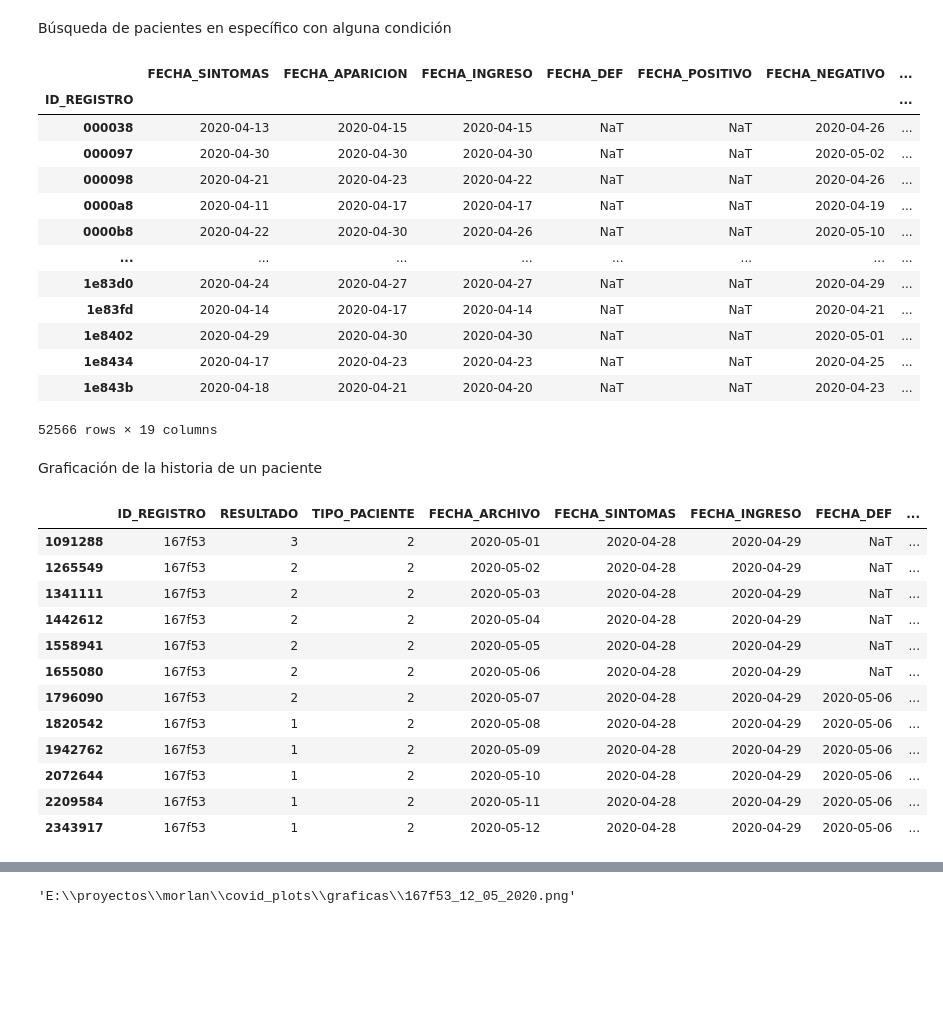
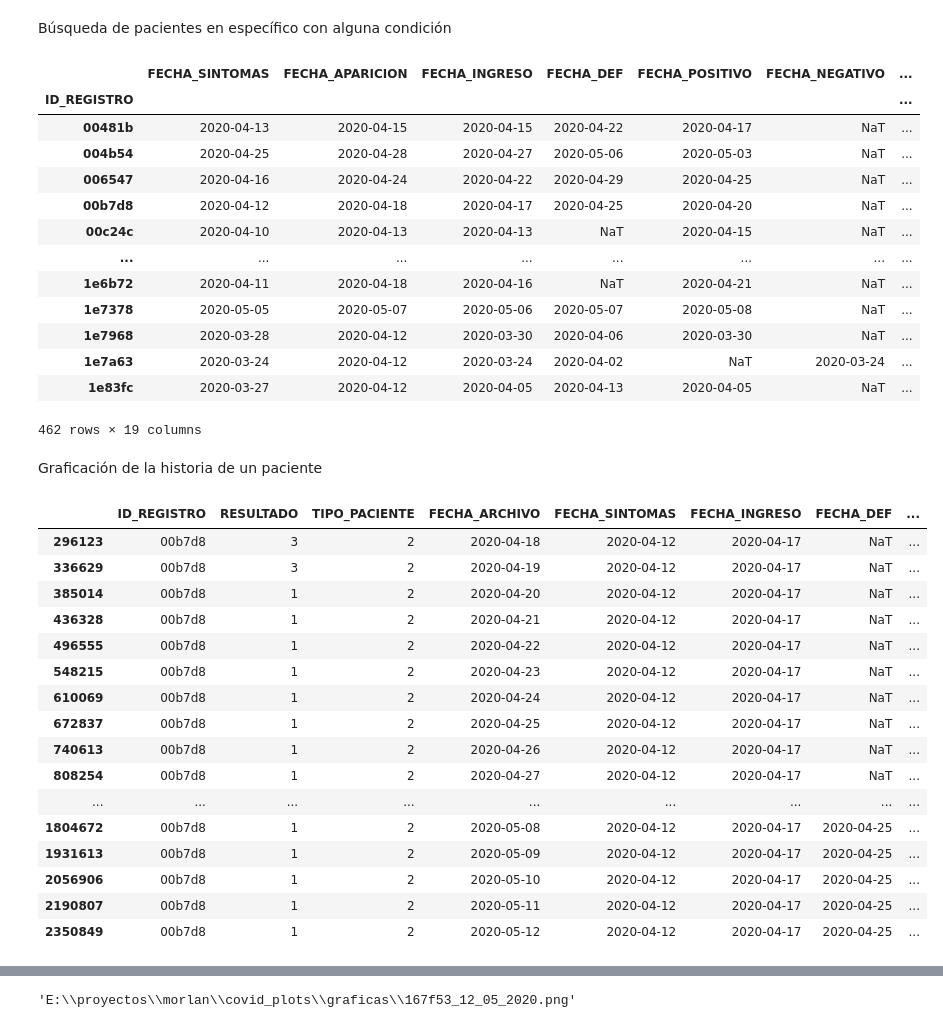
Before and after one commit to irvingfisica/covid_plots, a Jupyter notebook: historias.ipynb, the cells around one changed output, grey strips where cells are left out. Drawn from its saved outputs; the diff is of its cells as text; code cells hidden in the pictures; blank space fills up the shorter version.

```diff
--- a/historias.ipynb
+++ b/historias.ipynb
@@ -140,42 +140,46 @@ pacientes.to_csv("./datos_procesados/historia_pacientes_" + fecha_file + ".csv")
 # %% [markdown]
 Búsqueda de pacientes en específico con alguna condición
 # %%
-columna = "FECHA_NEGATIVO"
+columna = "FECHA_UCI"
 pacientes[(pacientes[columna].notna())&(pacientes["FECHA_INGRESO"]!=pacientes[columna])]
 # %% [output]
 |  | FECHA_SINTOMAS | FECHA_APARICION | FECHA_INGRESO | FECHA_DEF | FECHA_POSITIVO | FECHA_NEGATIVO | ... |
 | ID_REGISTRO |  |  |  |  |  |  | ... |
-| 000038 | 2020-04-13 | 2020-04-15 | 2020-04-15 | NaT | NaT | 2020-04-26 | ... |
-| 000097 | 2020-04-30 | 2020-04-30 | 2020-04-30 | NaT | NaT | 2020-05-02 | ... |
-| 000098 | 2020-04-21 | 2020-04-23 | 2020-04-22 | NaT | NaT | 2020-04-26 | ... |
-| 0000a8 | 2020-04-11 | 2020-04-17 | 2020-04-17 | NaT | NaT | 2020-04-19 | ... |
-| 0000b8 | 2020-04-22 | 2020-04-30 | 2020-04-26 | NaT | NaT | 2020-05-10 | ... |
+| 00481b | 2020-04-13 | 2020-04-15 | 2020-04-15 | 2020-04-22 | 2020-04-17 | NaT | ... |
+| 004b54 | 2020-04-25 | 2020-04-28 | 2020-04-27 | 2020-05-06 | 2020-05-03 | NaT | ... |
+| 006547 | 2020-04-16 | 2020-04-24 | 2020-04-22 | 2020-04-29 | 2020-04-25 | NaT | ... |
+| 00b7d8 | 2020-04-12 | 2020-04-18 | 2020-04-17 | 2020-04-25 | 2020-04-20 | NaT | ... |
+| 00c24c | 2020-04-10 | 2020-04-13 | 2020-04-13 | NaT | 2020-04-15 | NaT | ... |
 | ... | ... | ... | ... | ... | ... | ... | ... |
-| 1e83d0 | 2020-04-24 | 2020-04-27 | 2020-04-27 | NaT | NaT | 2020-04-29 | ... |
-| 1e83fd | 2020-04-14 | 2020-04-17 | 2020-04-14 | NaT | NaT | 2020-04-21 | ... |
-| 1e8402 | 2020-04-29 | 2020-04-30 | 2020-04-30 | NaT | NaT | 2020-05-01 | ... |
-| 1e8434 | 2020-04-17 | 2020-04-23 | 2020-04-23 | NaT | NaT | 2020-04-25 | ... |
-| 1e843b | 2020-04-18 | 2020-04-21 | 2020-04-20 | NaT | NaT | 2020-04-23 | ... |
+| 1e6b72 | 2020-04-11 | 2020-04-18 | 2020-04-16 | NaT | 2020-04-21 | NaT | ... |
+| 1e7378 | 2020-05-05 | 2020-05-07 | 2020-05-06 | 2020-05-07 | 2020-05-08 | NaT | ... |
+| 1e7968 | 2020-03-28 | 2020-04-12 | 2020-03-30 | 2020-04-06 | 2020-03-30 | NaT | ... |
+| 1e7a63 | 2020-03-24 | 2020-04-12 | 2020-03-24 | 2020-04-02 | NaT | 2020-03-24 | ... |
+| 1e83fc | 2020-03-27 | 2020-04-12 | 2020-04-05 | 2020-04-13 | 2020-04-05 | NaT | ... |
-52566 rows × 19 columns
+462 rows × 19 columns
 # %% [markdown]
 Graficación de la historia de un paciente
 # %%
-caso_tmp = all_data[all_data["ID_REGISTRO"]=="167f53"][["ID_REGISTRO","RESULTADO","TIPO_PACIENTE","FECHA_ARCHIVO","FECHA_SINTOMAS","FECHA_INGRESO","FECHA_DEF","INTUBADO","NEUMONIA","UCI"]]
+caso_tmp = all_data[all_data["ID_REGISTRO"]=="00b7d8"][["ID_REGISTRO","RESULTADO","TIPO_PACIENTE","FECHA_ARCHIVO","FECHA_SINTOMAS","FECHA_INGRESO","FECHA_DEF","INTUBADO","NEUMONIA","UCI"]]
 caso_tmp
 # %% [output]
 |  | ID_REGISTRO | RESULTADO | TIPO_PACIENTE | FECHA_ARCHIVO | FECHA_SINTOMAS | FECHA_INGRESO | FECHA_DEF | ... |
-| 1091288 | 167f53 | 3 | 2 | 2020-05-01 | 2020-04-28 | 2020-04-29 | NaT | ... |
-| 1265549 | 167f53 | 2 | 2 | 2020-05-02 | 2020-04-28 | 2020-04-29 | NaT | ... |
-| 1341111 | 167f53 | 2 | 2 | 2020-05-03 | 2020-04-28 | 2020-04-29 | NaT | ... |
-| 1442612 | 167f53 | 2 | 2 | 2020-05-04 | 2020-04-28 | 2020-04-29 | NaT | ... |
-| 1558941 | 167f53 | 2 | 2 | 2020-05-05 | 2020-04-28 | 2020-04-29 | NaT | ... |
-| 1655080 | 167f53 | 2 | 2 | 2020-05-06 | 2020-04-28 | 2020-04-29 | NaT | ... |
-| 1796090 | 167f53 | 2 | 2 | 2020-05-07 | 2020-04-28 | 2020-04-29 | 2020-05-06 | ... |
-| 1820542 | 167f53 | 1 | 2 | 2020-05-08 | 2020-04-28 | 2020-04-29 | 2020-05-06 | ... |
-| 1942762 | 167f53 | 1 | 2 | 2020-05-09 | 2020-04-28 | 2020-04-29 | 2020-05-06 | ... |
-| 2072644 | 167f53 | 1 | 2 | 2020-05-10 | 2020-04-28 | 2020-04-29 | 2020-05-06 | ... |
-| 2209584 | 167f53 | 1 | 2 | 2020-05-11 | 2020-04-28 | 2020-04-29 | 2020-05-06 | ... |
-| 2343917 | 167f53 | 1 | 2 | 2020-05-12 | 2020-04-28 | 2020-04-29 | 2020-05-06 | ... |
+| 296123 | 00b7d8 | 3 | 2 | 2020-04-18 | 2020-04-12 | 2020-04-17 | NaT | ... |
+| 336629 | 00b7d8 | 3 | 2 | 2020-04-19 | 2020-04-12 | 2020-04-17 | NaT | ... |
+| 385014 | 00b7d8 | 1 | 2 | 2020-04-20 | 2020-04-12 | 2020-04-17 | NaT | ... |
+| 436328 | 00b7d8 | 1 | 2 | 2020-04-21 | 2020-04-12 | 2020-04-17 | NaT | ... |
+| 496555 | 00b7d8 | 1 | 2 | 2020-04-22 | 2020-04-12 | 2020-04-17 | NaT | ... |
+| 548215 | 00b7d8 | 1 | 2 | 2020-04-23 | 2020-04-12 | 2020-04-17 | NaT | ... |
+| 610069 | 00b7d8 | 1 | 2 | 2020-04-24 | 2020-04-12 | 2020-04-17 | NaT | ... |
+| 672837 | 00b7d8 | 1 | 2 | 2020-04-25 | 2020-04-12 | 2020-04-17 | NaT | ... |
+| 740613 | 00b7d8 | 1 | 2 | 2020-04-26 | 2020-04-12 | 2020-04-17 | NaT | ... |
+| 808254 | 00b7d8 | 1 | 2 | 2020-04-27 | 2020-04-12 | 2020-04-17 | NaT | ... |
+| ... | ... | ... | ... | ... | ... | ... | ... | ... |
+| 1804672 | 00b7d8 | 1 | 2 | 2020-05-08 | 2020-04-12 | 2020-04-17 | 2020-04-25 | ... |
+| 1931613 | 00b7d8 | 1 | 2 | 2020-05-09 | 2020-04-12 | 2020-04-17 | 2020-04-25 | ... |
+| 2056906 | 00b7d8 | 1 | 2 | 2020-05-10 | 2020-04-12 | 2020-04-17 | 2020-04-25 | ... |
+| 2190807 | 00b7d8 | 1 | 2 | 2020-05-11 | 2020-04-12 | 2020-04-17 | 2020-04-25 | ... |
+| 2350849 | 00b7d8 | 1 | 2 | 2020-05-12 | 2020-04-12 | 2020-04-17 | 2020-04-25 | ... |
 # %%
 no_positivo, positivo, pendiente = "#00BFA5","#DD5246","#F8C600"
 ambulatorio, hospitalizado, no_esp = "#FF9633", "#E10C0D", "#D8DBDD"
```
Also changed, not shown: 4 other files.
